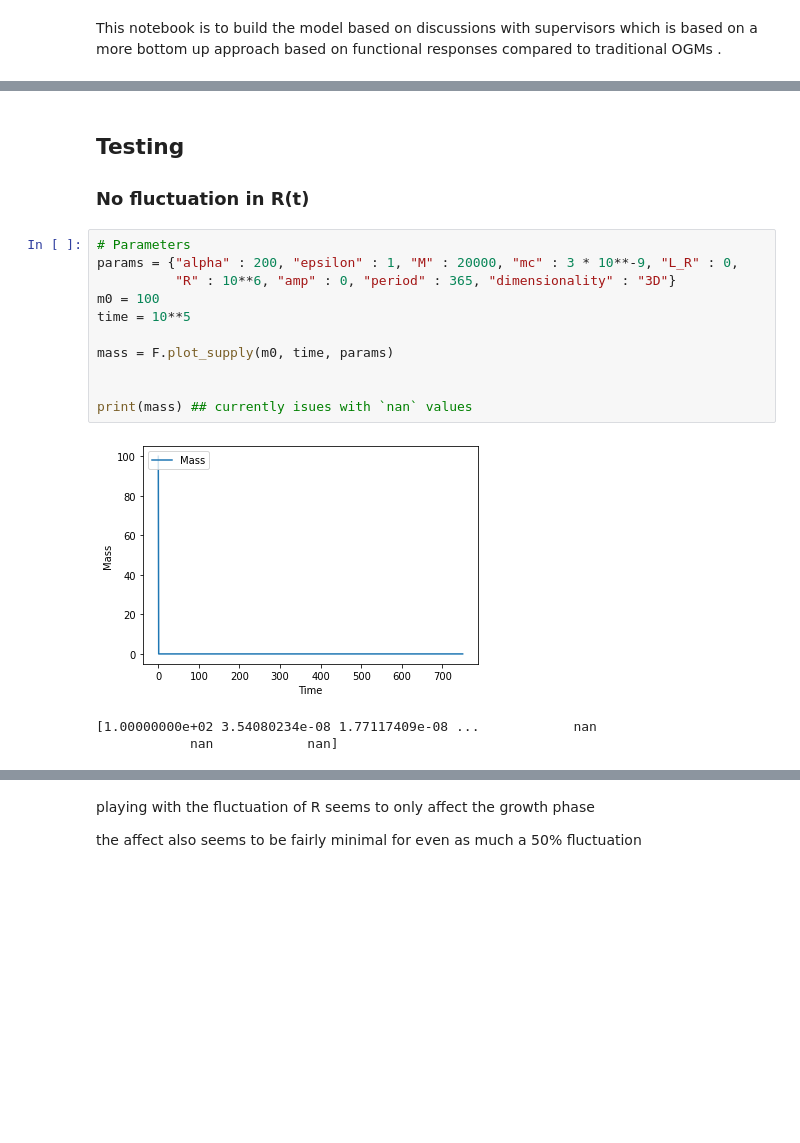
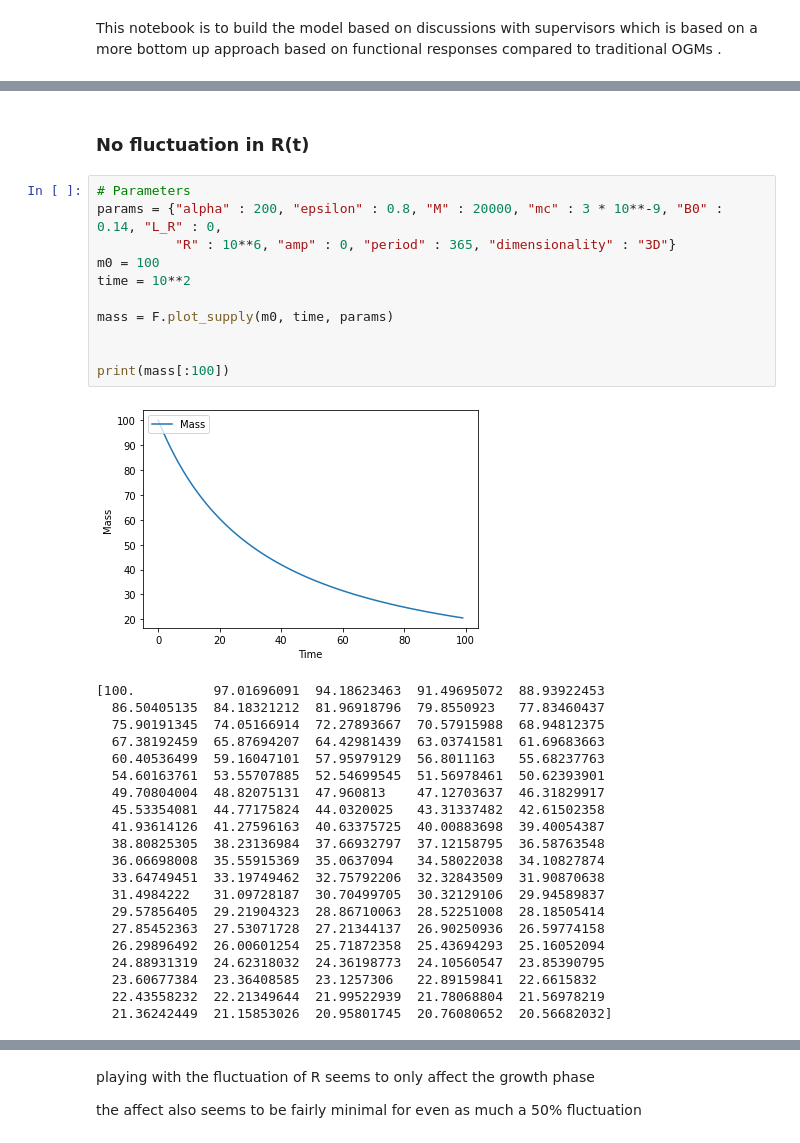
Before and after one commit to Don-Burns/Masters_Project, a Jupyter notebook: code/Supply_Model.ipynb, the cells around one changed output, grey strips where cells are left out. Saved outputs shown, nothing was run; the diff lists cells and outputs as text; blank space fills up the shorter version.

```diff
--- a/code/Supply_Model.ipynb
+++ b/code/Supply_Model.ipynb
@@ -81,19 +134,36 @@ where:
 # %% [markdown]
-## Testing
 ### No fluctuation in R(t)
 # %%
 # Parameters
-params = {"alpha" : 200, "epsilon" : 1, "M" : 20000, "mc" : 3 * 10**-9, "L_R" : 0,
+params = {"alpha" : 200, "epsilon" : 0.8, "M" : 20000, "mc" : 3 * 10**-9, "B0" : 0.14, "L_R" : 0,
           "R" : 10**6, "amp" : 0, "period" : 365, "dimensionality" : "3D"}
 m0 = 100
-time = 10**5
+time = 10**2
 
 mass = F.plot_supply(m0, time, params)
 
 
-print(mass) ## currently isues with `nan` values
+print(mass[:100])
 # %% [output]
-[figure, old version]
+[figure, new version]
-[1.00000000e+02 3.54080234e-08 1.77117409e-08 ...            nan
-            nan            nan]
+[100.          97.01696091  94.18623463  91.49695072  88.93922453
+  86.50405135  84.18321212  81.96918796  79.8550923   77.83460437
+  75.90191345  74.05166914  72.27893667  70.57915988  68.94812375
+  67.38192459  65.87694207  64.42981439  63.03741581  61.69683663
+  60.40536499  59.16047101  57.95979129  56.8011163   55.68237763
+  54.60163761  53.55707885  52.54699545  51.56978461  50.62393901
+  49.70804004  48.82075131  47.960813    47.12703637  46.31829917
+  45.53354081  44.77175824  44.0320025   43.31337482  42.61502358
+  41.93614126  41.27596163  40.63375725  40.00883698  39.40054387
+  38.80825305  38.23136984  37.66932797  37.12158795  36.58763548
+  36.06698008  35.55915369  35.0637094   34.58022038  34.10827874
+  33.64749451  33.19749462  32.75792206  32.32843509  31.90870638
+  31.4984222   31.09728187  30.70499705  30.32129106  29.94589837
+  29.57856405  29.21904323  28.86710063  28.52251008  28.18505414
+  27.85452363  27.53071728  27.21344137  26.90250936  26.59774158
+  26.29896492  26.00601254  25.71872358  25.43694293  25.16052094
+  24.88931319  24.62318032  24.36198773  24.10560547  23.85390795
+  23.60677384  23.36408585  23.1257306   22.89159841  22.6615832
+  22.43558232  22.21349644  21.99522939  21.78068804  21.56978219
+  21.36242449  21.15853026  20.95801745  20.76080652  20.56682032]
 # %%
```
Also changed, not shown: parts of 23 cells of this notebook, 1 other file.
